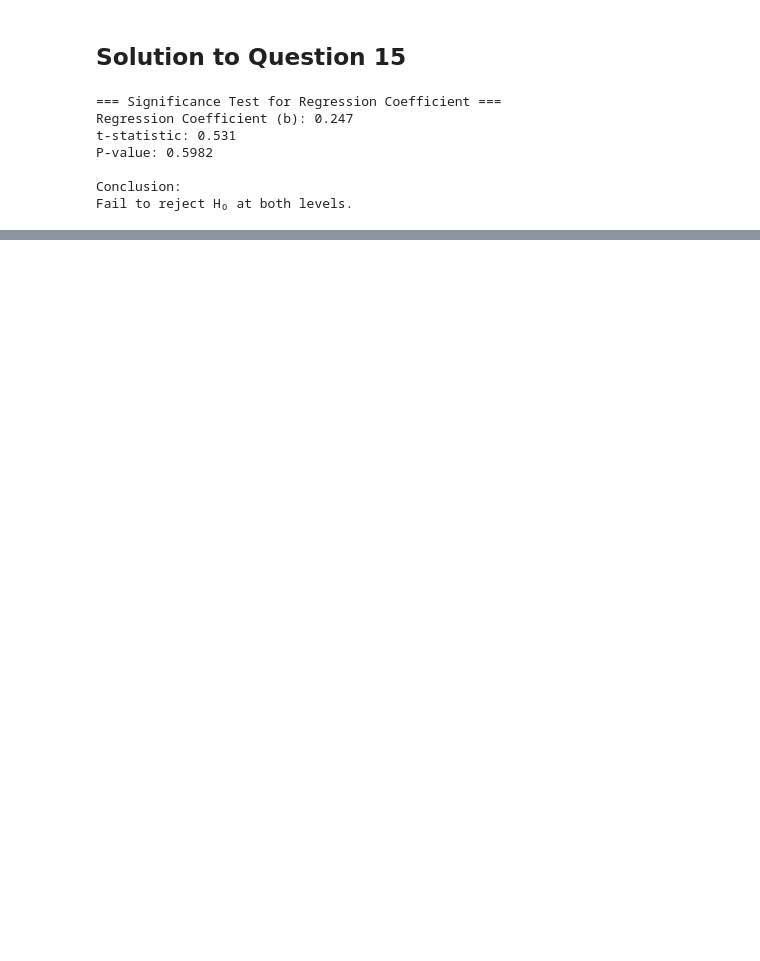
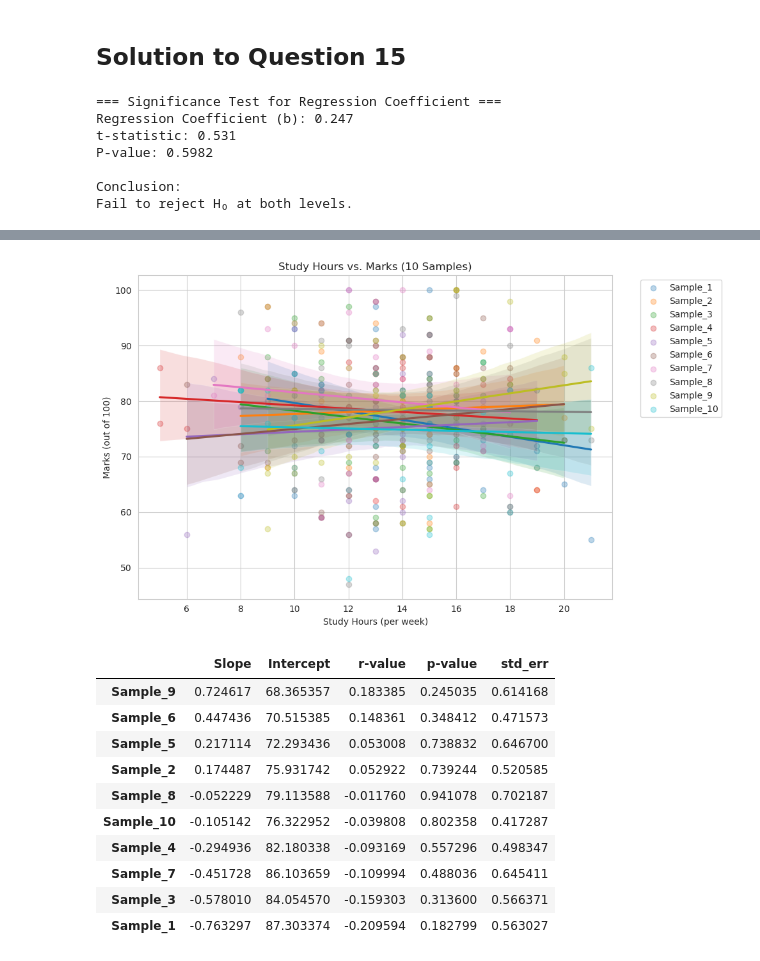
Before and after one commit to heytanix/MSML_Repository, a Jupyter notebook: app.ipynb, the cells around one changed output, grey strips where cells are left out. Cells and saved outputs as stored; diff of their text form; code cells hidden in the pictures; blank space fills up the shorter version.

```diff
--- a/app.ipynb
+++ b/app.ipynb
@@ -58,9 +52,12 @@ Population Size: 979
 # %% [markdown]
 # Randomly pick up 42 Samples from the given dataset
 # %%
-# Perform Simple Random Sampling (Add this cell!)
-SEED = 42  # For reproducibility
-sample = df.sample(n=42, random_state=SEED, replace=False)
+# Load data (if not already done)
+df = pd.read_csv('Team-3.csv')
+
+# Generate random sample (no fixed seed)
+sample = df.sample(n=42, replace=False)
+sample.to_csv('Team-3_Sample.csv', index=False)
 # %% [markdown]
 ## Question 1
 ![Question1](QAssets/question1.png)
@@ -725,0 +880,36 @@ Fail to reject H₀ at both levels.
+# %%
+import pandas as pd, numpy as np, matplotlib.pyplot as plt, seaborn as sns
+from scipy.stats import linregress
+
+# 1. Load all datasets (adjust paths if needed)
+datasets = {f'Sample_{i}': pd.read_csv(f'Sample_{i}.csv') for i in range(1, 11)}
+
+# 2. Fit regression models and store results
+results = {name: linregress(df['Study Hours (per week)'], df['Marks (out of 100)'])
+           for name, df in datasets.items()}
+
+# 3. Plot all regression lines (with 95% CI)
+plt.figure(figsize=(10,6))
+for name, df in datasets.items():
+    sns.regplot(x='Study Hours (per week)', y='Marks (out of 100)', data=df,
+                scatter_kws={'alpha':0.3}, label=name, ci=95)
+plt.title('Study Hours vs. Marks (10 Samples)'); plt.legend(bbox_to_anchor=(1.05,1))
+plt.tight_layout(); plt.show()
+
+# 4. Print summary table (slope, intercept, r-value)
+pd.DataFrame.from_dict(results, orient='index',
+                     columns=['Slope','Intercept','r-value','p-value','std_err'])\
+            .sort_values('r-value', ascending=False)
+# %% [output]
+[figure, added]
+|  | Slope | Intercept | r-value | p-value | std_err |
+| Sample_9 | 0.724617 | 68.365357 | 0.183385 | 0.245035 | 0.614168 |
+| Sample_6 | 0.447436 | 70.515385 | 0.148361 | 0.348412 | 0.471573 |
+| Sample_5 | 0.217114 | 72.293436 | 0.053008 | 0.738832 | 0.646700 |
+| Sample_2 | 0.174487 | 75.931742 | 0.052922 | 0.739244 | 0.520585 |
+| Sample_8 | -0.052229 | 79.113588 | -0.011760 | 0.941078 | 0.702187 |
+| Sample_10 | -0.105142 | 76.322952 | -0.039808 | 0.802358 | 0.417287 |
+| Sample_4 | -0.294936 | 82.180338 | -0.093169 | 0.557296 | 0.498347 |
+| Sample_7 | -0.451728 | 86.103659 | -0.109994 | 0.488036 | 0.645411 |
+| Sample_3 | -0.578010 | 84.054570 | -0.159303 | 0.313600 | 0.566371 |
+| Sample_1 | -0.763297 | 87.303374 | -0.209594 | 0.182799 | 0.563027 |
```
Also changed, not shown: parts of 23 cells of this notebook.
